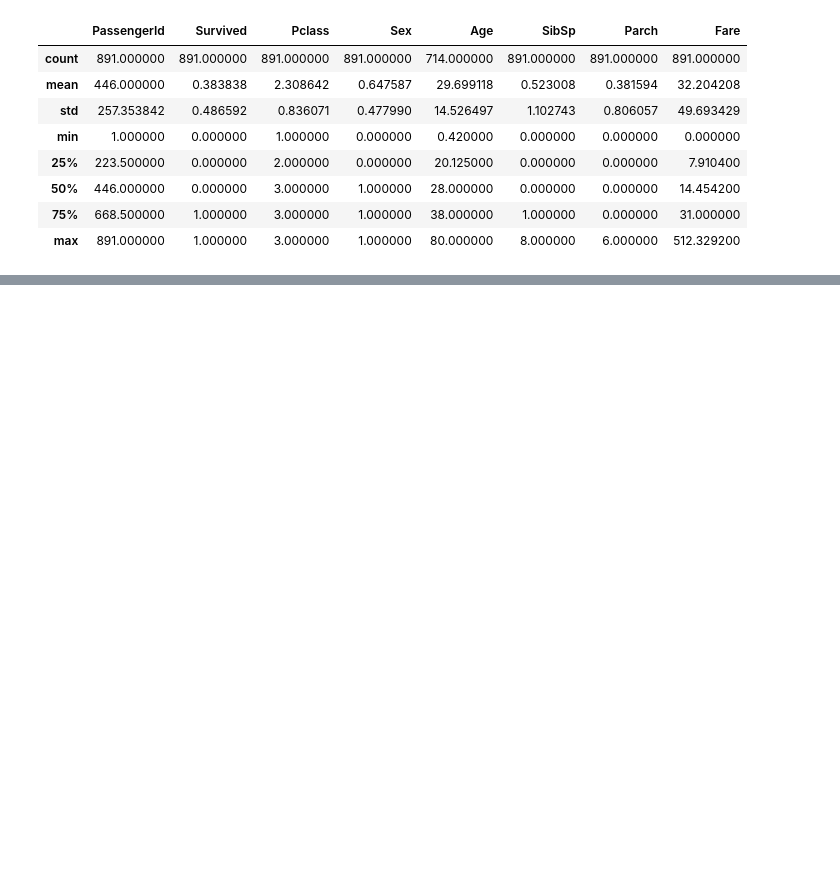
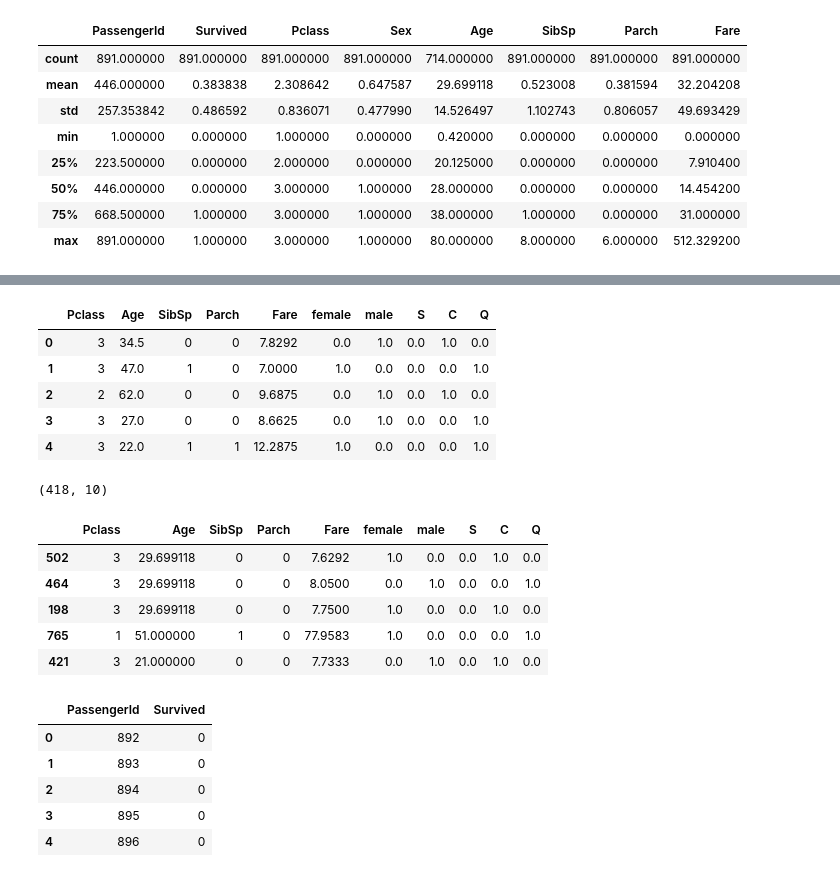
Before and after one commit to kclaudeeager/Titatic_Kaggle, a Jupyter notebook: Titanic_Kaggle_Comp.ipynb, the cells around one changed output, grey strips where cells are left out. Drawn from its saved outputs; the diff is of its cells as text; code cells hidden in the pictures; blank space fills up the shorter version.

Commit message:
Done with predictions using GradientBoostingClassifier

```diff
--- a/Titanic_Kaggle_Comp.ipynb
+++ b/Titanic_Kaggle_Comp.ipynb
@@ -228,6 +286,13 @@ gb.fit(X_train, y_train)
 y_pred = gb.predict(X_test)
 y_pred_proba = gb.predict_proba(X_test)[:,1]
 get_accuracy(y_pred_proba,y_test, y_pred, "Gradient Boosting")
+
+# Support Vector Machine
+svc = SVC(probability=True)
+svc.fit(X_train, y_train)
+y_pred = svc.predict(X_test)
+y_pred_proba = svc.predict_proba(X_test)[:,1]
+get_accuracy(y_pred_proba,y_test, y_pred, "Support Vector Machine")
 # %% [output]
 Logistic Regression:
 0.7877094972067039
@@ -285,0 +380,31 @@ ROC Curve
+# %%
+#Preprocess the test dataset
+test_df_copy = test_df.copy()
+test_df_copy = preprocess_data(test_df_copy)
+display(X_train.head())
+#Make the prediction using the best model i.e. Gradient Boosting
+y_pred = gb.predict(test_df_copy)
+#make the submission file
+submission = pd.DataFrame({'PassengerId':test_df['PassengerId'],'Survived':y_pred})
+display(submission.head())
+submission.to_csv('./data/titanic/submission.csv',index=False)
+# %% [output]
+|  | Pclass | Age | SibSp | Parch | Fare | female | male | S | C | Q |
+| 0 | 3 | 34.5 | 0 | 0 | 7.8292 | 0.0 | 1.0 | 0.0 | 1.0 | 0.0 |
+| 1 | 3 | 47.0 | 1 | 0 | 7.0000 | 1.0 | 0.0 | 0.0 | 0.0 | 1.0 |
+| 2 | 2 | 62.0 | 0 | 0 | 9.6875 | 0.0 | 1.0 | 0.0 | 1.0 | 0.0 |
+| 3 | 3 | 27.0 | 0 | 0 | 8.6625 | 0.0 | 1.0 | 0.0 | 0.0 | 1.0 |
+| 4 | 3 | 22.0 | 1 | 1 | 12.2875 | 1.0 | 0.0 | 0.0 | 0.0 | 1.0 |
+(418, 10)
+|  | Pclass | Age | SibSp | Parch | Fare | female | male | S | C | Q |
+| 502 | 3 | 29.699118 | 0 | 0 | 7.6292 | 1.0 | 0.0 | 0.0 | 1.0 | 0.0 |
+| 464 | 3 | 29.699118 | 0 | 0 | 8.0500 | 0.0 | 1.0 | 0.0 | 0.0 | 1.0 |
+| 198 | 3 | 29.699118 | 0 | 0 | 7.7500 | 1.0 | 0.0 | 0.0 | 1.0 | 0.0 |
+| 765 | 1 | 51.000000 | 1 | 0 | 77.9583 | 1.0 | 0.0 | 0.0 | 0.0 | 1.0 |
+| 421 | 3 | 21.000000 | 0 | 0 | 7.7333 | 0.0 | 1.0 | 0.0 | 1.0 | 0.0 |
+|  | PassengerId | Survived |
+| 0 | 892 | 0 |
+| 1 | 893 | 0 |
+| 2 | 894 | 0 |
+| 3 | 895 | 0 |
+| 4 | 896 | 0 |
```
Also changed, not shown: parts of 8 cells of this notebook, 1 other file.
